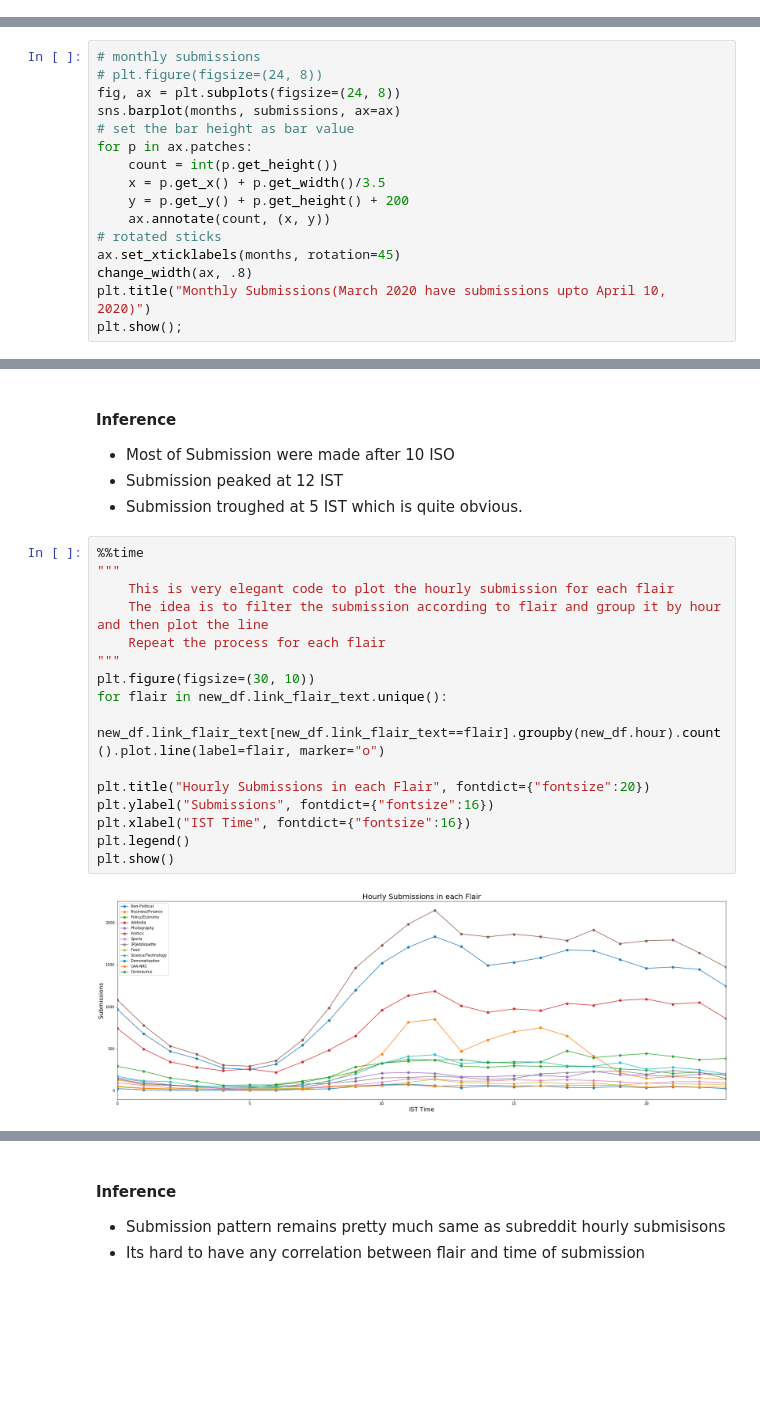
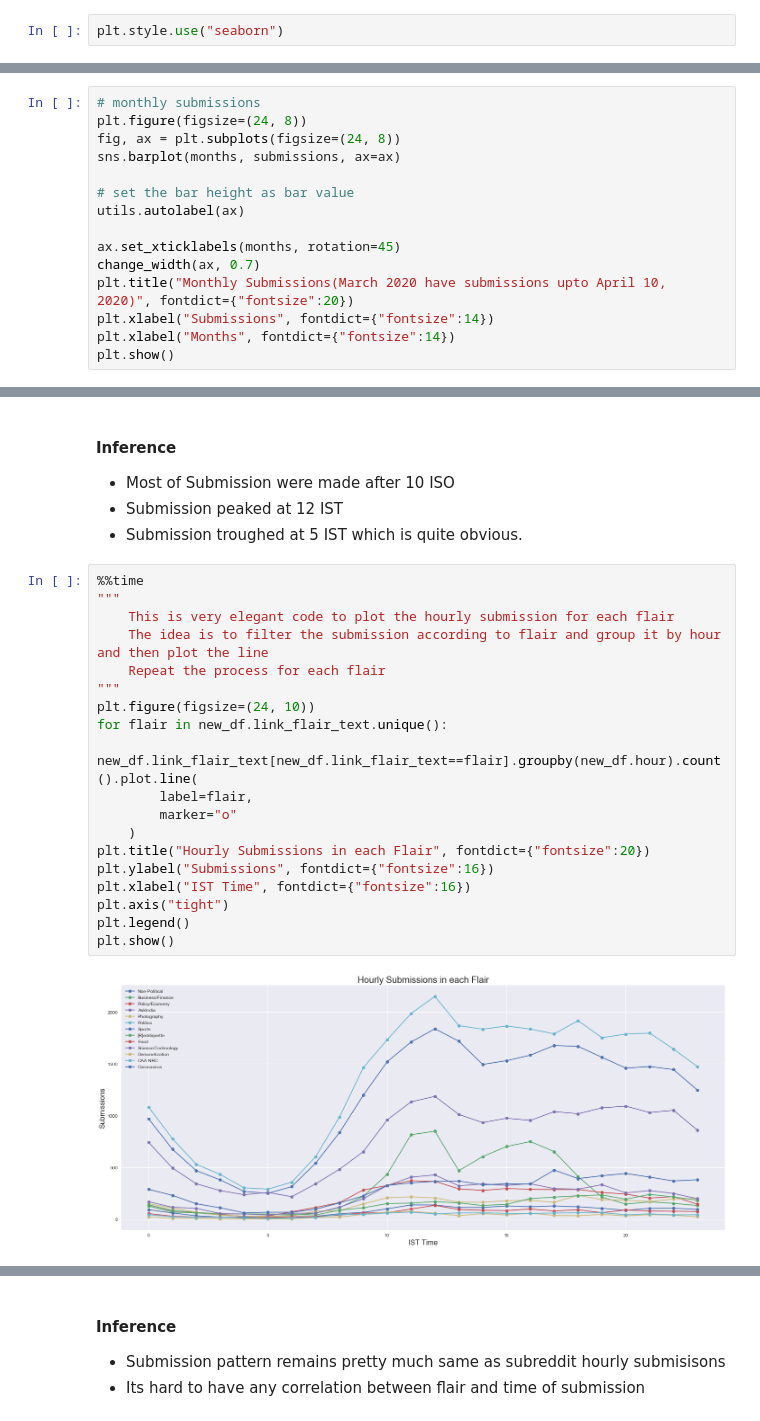
Before and after one commit to macabdul9/reddit-flait-detector, a Jupyter notebook: notebooks/reddit_flair_data_acquisation_June_2019.ipynb, the cells around one changed output, grey strips where cells are left out. Cells and saved outputs as stored; diff of their text form; blank space fills up the shorter version.

```diff
--- a/notebooks/reddit_flair_data_acquisation_June_2019.ipynb
+++ b/notebooks/reddit_flair_data_acquisation_June_2019.ipynb
@@ -188,3 +188,5 @@ import seaborn as sns
+# %%
+plt.style.use("seaborn")
 # %%
 plotly.offline.init_notebook_mode(connected=True)
 # %% [markdown]
@@ -267,17 +243,16 @@ plt.figure(figsize=(24, 8))
 # %%
 # monthly submissions
-# plt.figure(figsize=(24, 8))
+plt.figure(figsize=(24, 8))
 fig, ax = plt.subplots(figsize=(24, 8))
 sns.barplot(months, submissions, ax=ax)
+
 # set the bar height as bar value
-for p in ax.patches:
-    count = int(p.get_height())
-    x = p.get_x() + p.get_width()/3.5
-    y = p.get_y() + p.get_height() + 200
-    ax.annotate(count, (x, y))
-# rotated sticks
+utils.autolabel(ax)
+
 ax.set_xticklabels(months, rotation=45)
-change_width(ax, .8)
-plt.title("Monthly Submissions(March 2020 have submissions upto April 10, 2020)")
-plt.show();
+change_width(ax, 0.7)
+plt.title("Monthly Submissions(March 2020 have submissions upto April 10, 2020)", fontdict={"fontsize":20})
+plt.xlabel("Submissions", fontdict={"fontsize":14})
+plt.xlabel("Months", fontdict={"fontsize":14})
+plt.show()
 # %% [output]
@@ -440,18 +416,21 @@ plt.show()
 # %%
 %%time
 """
     This is very elegant code to plot the hourly submission for each flair
     The idea is to filter the submission according to flair and group it by hour and then plot the line
     Repeat the process for each flair
 """
-plt.figure(figsize=(30, 10))
+plt.figure(figsize=(24, 10))
 for flair in new_df.link_flair_text.unique():
-    new_df.link_flair_text[new_df.link_flair_text==flair].groupby(new_df.hour).count().plot.line(label=flair, marker="o")
-
+    new_df.link_flair_text[new_df.link_flair_text==flair].groupby(new_df.hour).count().plot.line(
+        label=flair,
+        marker="o"
+    )
 plt.title("Hourly Submissions in each Flair", fontdict={"fontsize":20})
 plt.ylabel("Submissions", fontdict={"fontsize":16})
 plt.xlabel("IST Time", fontdict={"fontsize":16})
+plt.axis("tight")
 plt.legend()
 plt.show()
 # %% [output]
-[figure, old version]
+[figure, new version]
```
Also changed, not shown: parts of 22 cells of this notebook, 6 other files.
